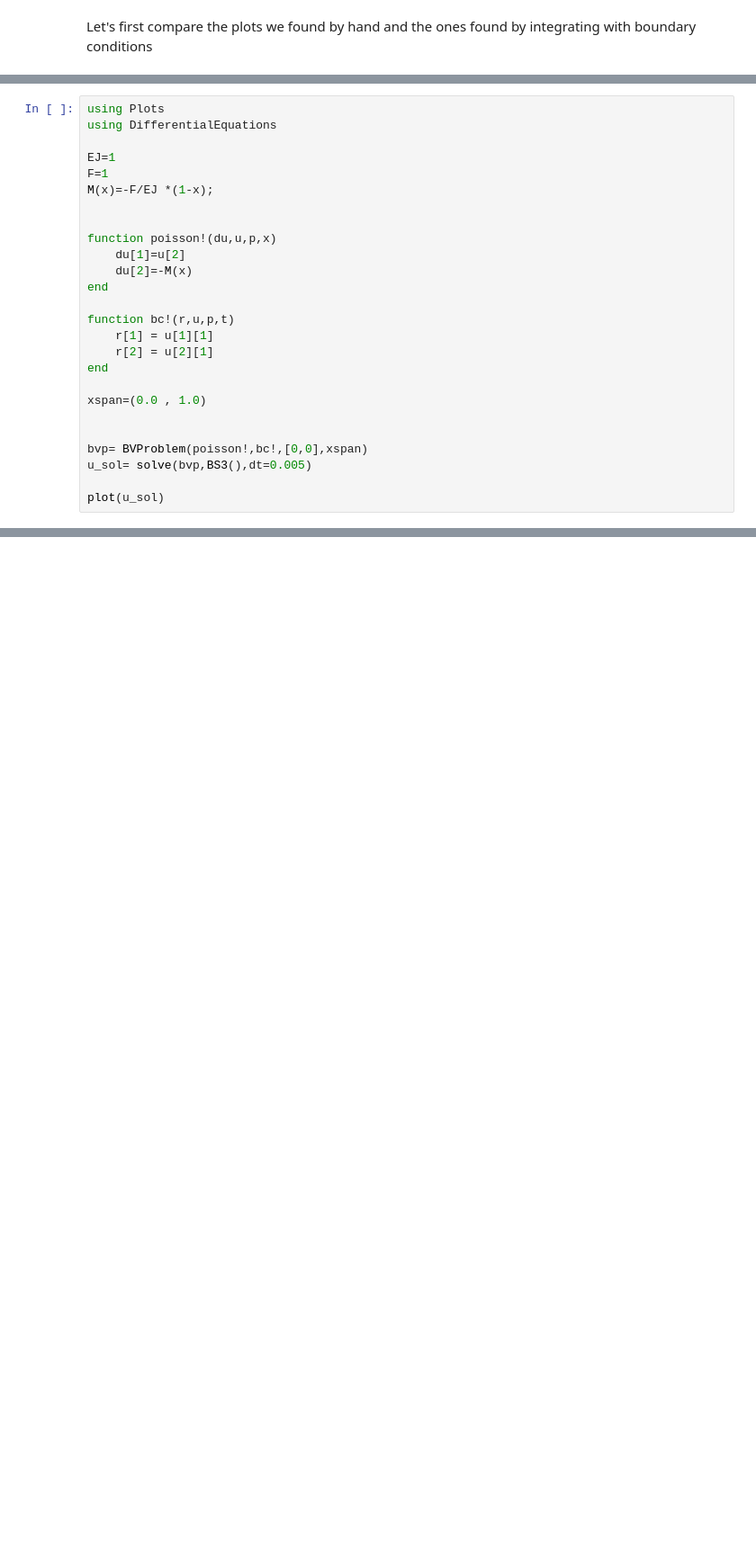
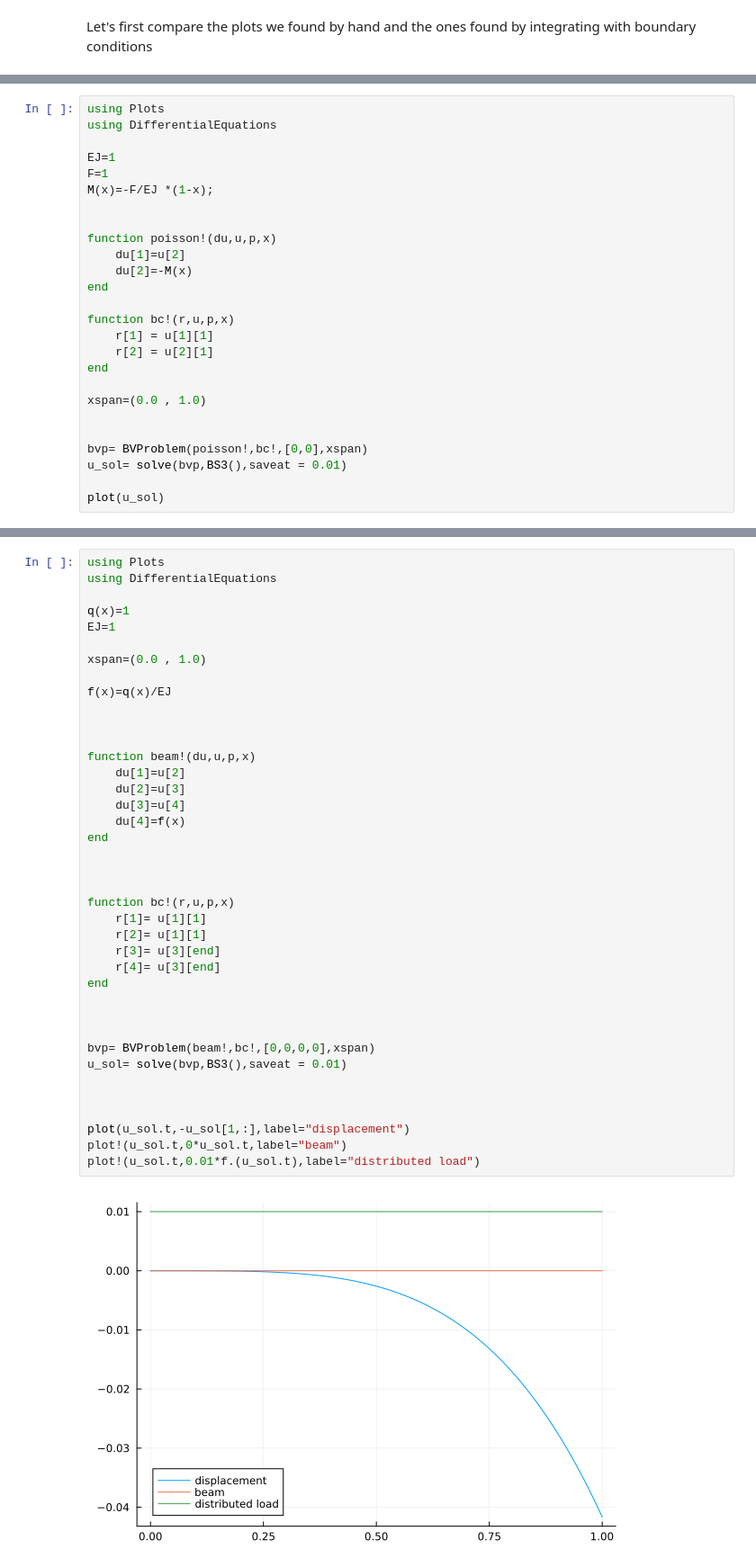
Before and after one commit to Kstreme/ENSAM-TUD01_G1, a Jupyter notebook: Integrazione numerica Cosimo.ipynb, the cells around one changed output, grey strips where cells are left out. Shown at 90% size. Drawn from its saved outputs; the diff is of its cells as text; blank space fills up the shorter version.

```diff
--- a/Integrazione numerica Cosimo.ipynb
+++ b/Integrazione numerica Cosimo.ipynb
@@ -43,7 +43,7 @@ function poisson!(du,u,p,x)
     du[2]=-M(x)
 end
 
-function bc!(r,u,p,t)
+function bc!(r,u,p,x)
     r[1] = u[1][1]
     r[2] = u[2][1]
 end
@@ -52,7 +52,7 @@ xspan=(0.0 , 1.0)
 
 
 bvp= BVProblem(poisson!,bc!,[0,0],xspan)
-u_sol= solve(bvp,BS3(),dt=0.005)
+u_sol= solve(bvp,BS3(),saveat = 0.01)
 
 plot(u_sol)
 # %% [output]
@@ -62,0 +62,41 @@ plot(u_sol)
+# %%
+using Plots
+using DifferentialEquations
+
+q(x)=1
+EJ=1
+
+xspan=(0.0 , 1.0)
+
+f(x)=q(x)/EJ
+
+
+
+function beam!(du,u,p,x)
+    du[1]=u[2]
+    du[2]=u[3]
+    du[3]=u[4]
+    du[4]=f(x)
+end
+
+
+
+function bc!(r,u,p,x)
+    r[1]= u[1][1]
+    r[2]= u[1][1]
+    r[3]= u[3][end]
+    r[4]= u[3][end]
+end
+
+
+
+bvp= BVProblem(beam!,bc!,[0,0,0,0],xspan)
+u_sol= solve(bvp,BS3(),saveat = 0.01)
+
+
+
+plot(u_sol.t,-u_sol[1,:],label="displacement")
+plot!(u_sol.t,0*u_sol.t,label="beam")
+plot!(u_sol.t,0.01*f.(u_sol.t),label="distributed load")
+# %% [output]
+[figure, added]
```
Also changed, not shown: parts of 4 cells of this notebook, 1 other file.
